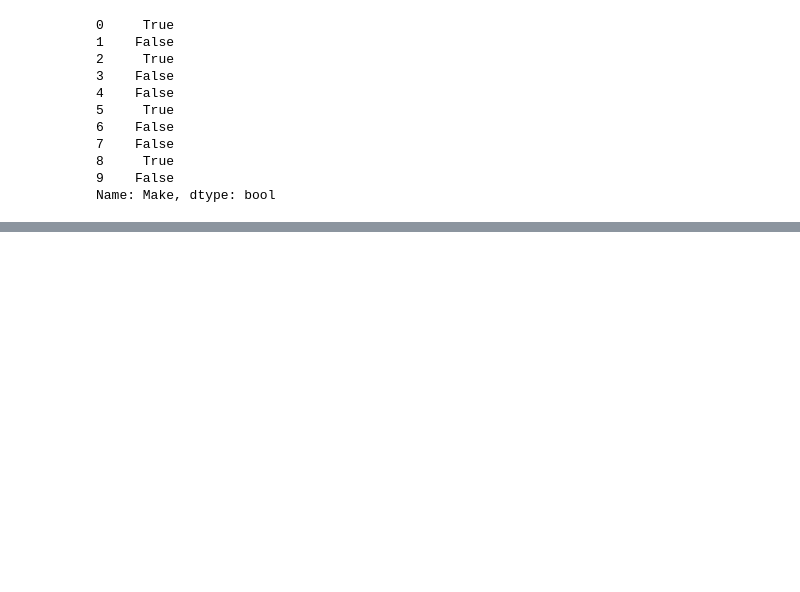
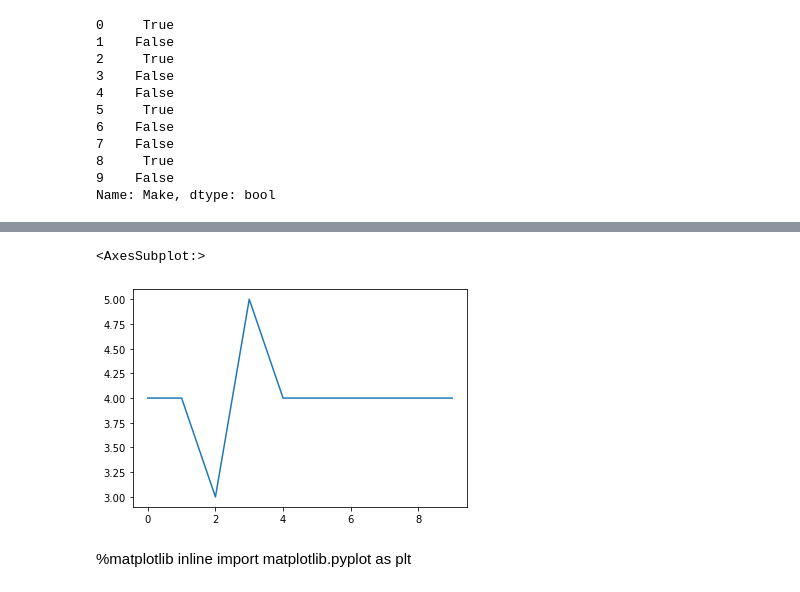
Before and after one commit to ishwar6/ML-AI-and-Data-Science-, a Jupyter notebook: Pandas - Data Selection .ipynb, the cells around one changed output, grey strips where cells are left out. Drawn from its saved outputs; the diff is of its cells as text; code cells hidden in the pictures; blank space fills up the shorter version.

Commit message:
Data Visualise

```diff
--- a/Pandas - Data Selection .ipynb
+++ b/Pandas - Data Selection .ipynb
@@ -302,0 +346,8 @@ Name: Make, dtype: bool
+# %%
+car_sales["Doors"].plot()
+# %% [output]
+<AxesSubplot:>
+[figure, added]
+# %% [markdown]
+%matplotlib inline
+import matplotlib.pyplot as plt
```
Also changed, not shown: parts of 6 cells of this notebook.
